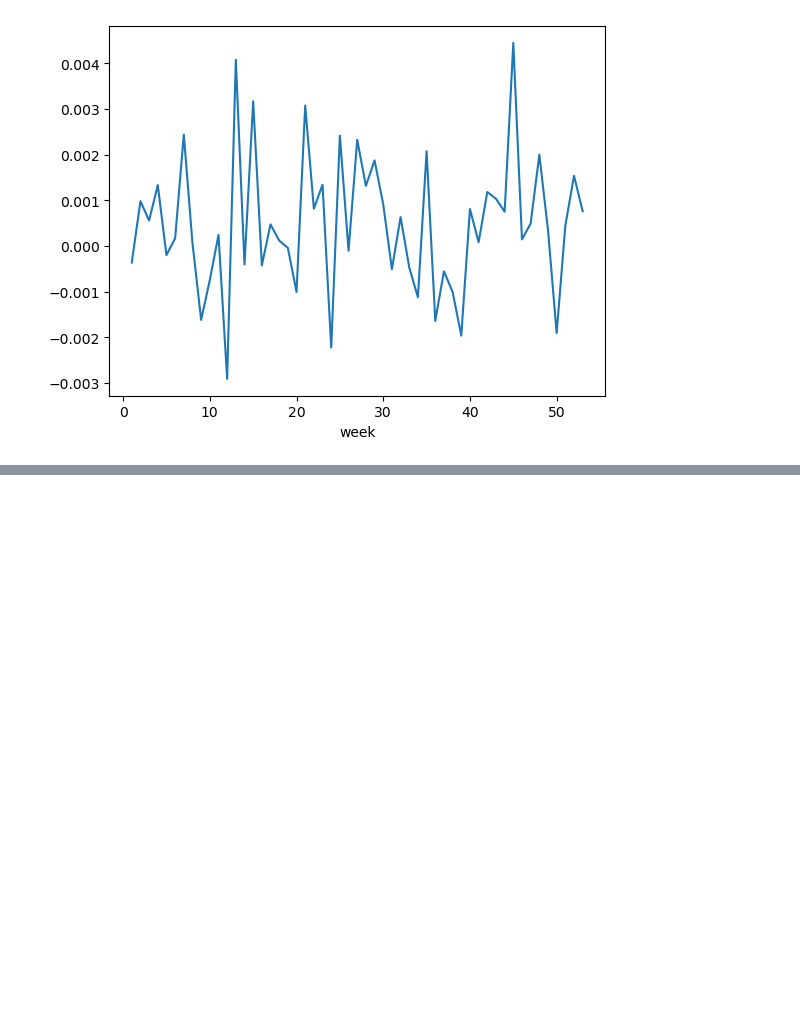
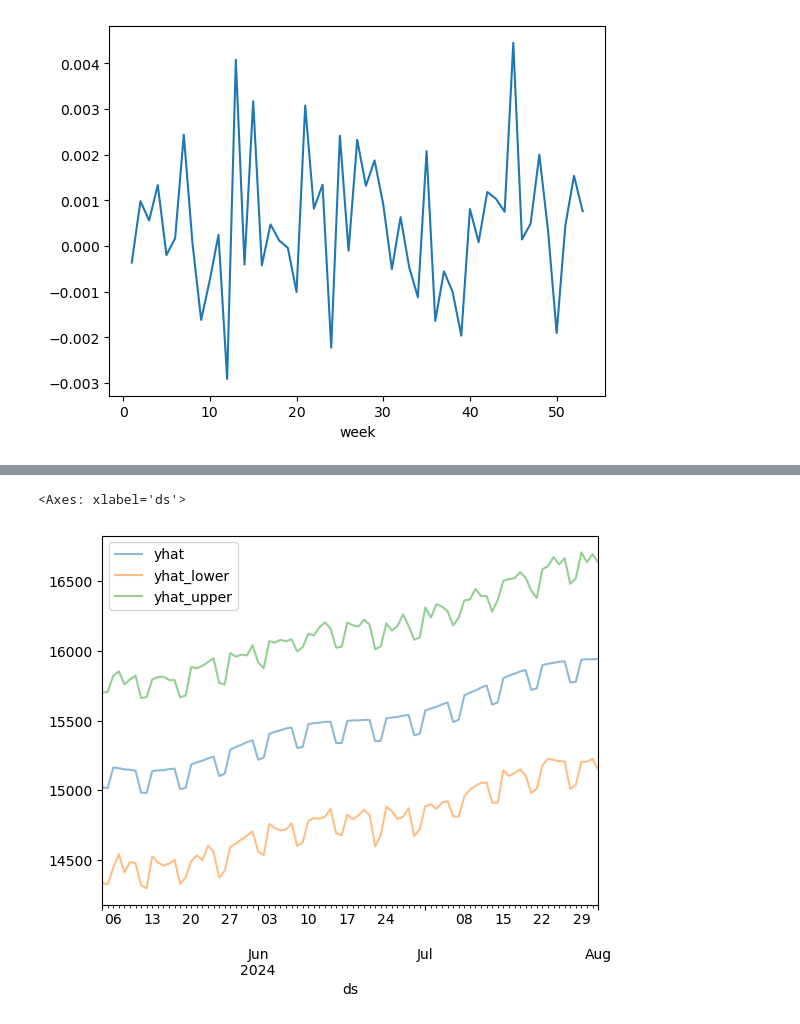
Before and after one commit to itaylor1645/project_1, a Jupyter notebook: stocks.ipynb, the cells around one changed output, grey strips where cells are left out. Saved outputs shown, nothing was run; the diff lists cells and outputs as text; code cells hidden in the pictures; blank space fills up the shorter version.

```diff
--- a/stocks.ipynb
+++ b/stocks.ipynb
@@ -364,0 +474,3 @@ SP500_woy_return_mean.plot()
+# %%
+# Set the index in the nasdaq_forecast DataFrame to the ds datetime column
+nasdaq_forecast = nasdaq_forecast.set_index('ds')
@@ -364,0 +495,9 @@ SP500_woy_return_mean.plot()
+# %%
+# From the nasdaq_forecast DataFrame, plot the data to visualize
+#  the yhat, yhat_lower, and yhat_upper columns over the last 90 days
+nasdaq_forecast[['yhat', 'yhat_lower', 'yhat_upper']].iloc[-90:,:].plot(
+    alpha = .5
+)
+# %% [output]
+<Axes: xlabel='ds'>
+[figure, added]
```
Also changed, not shown: parts of 13 cells of this notebook.
